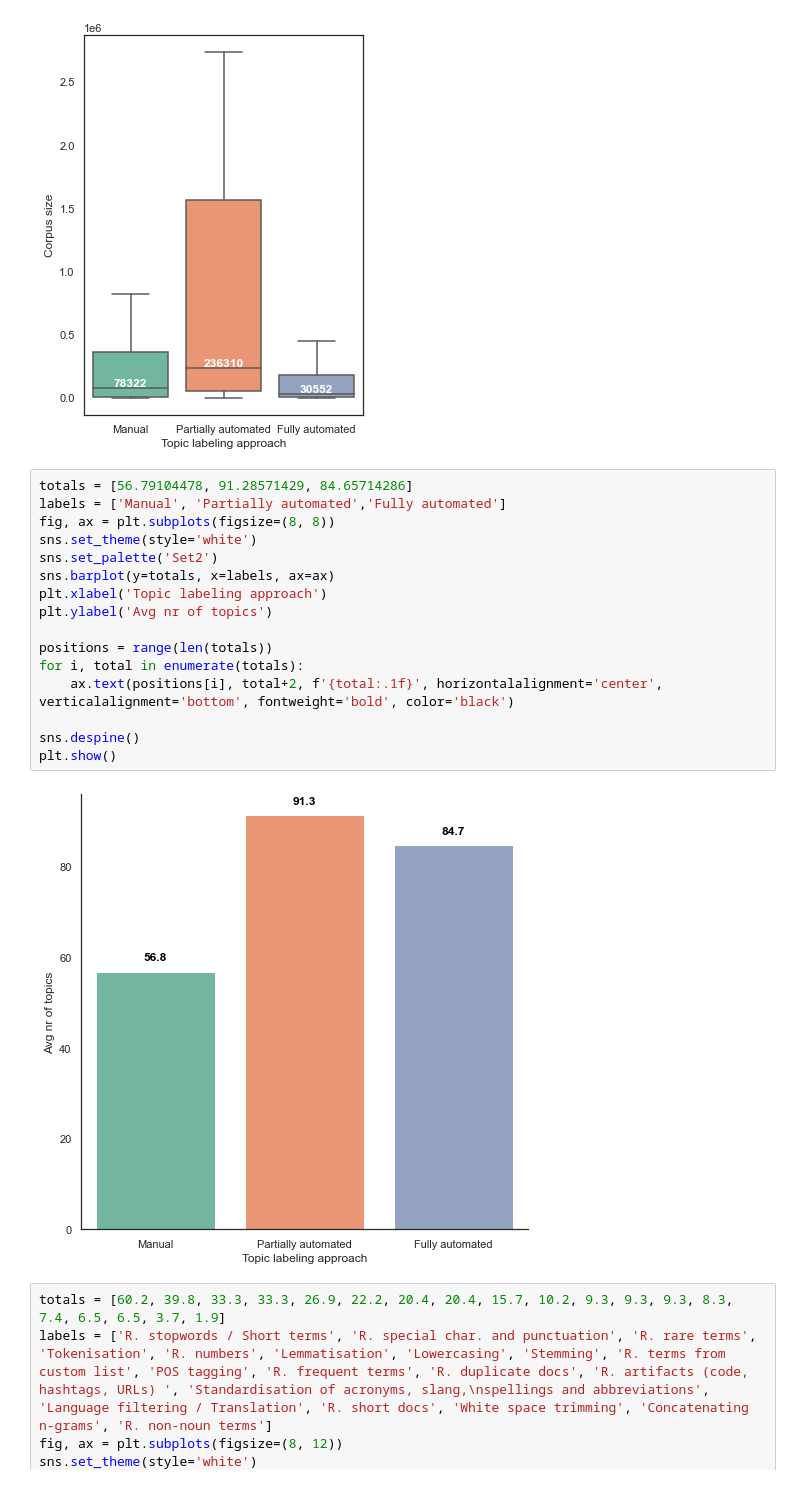
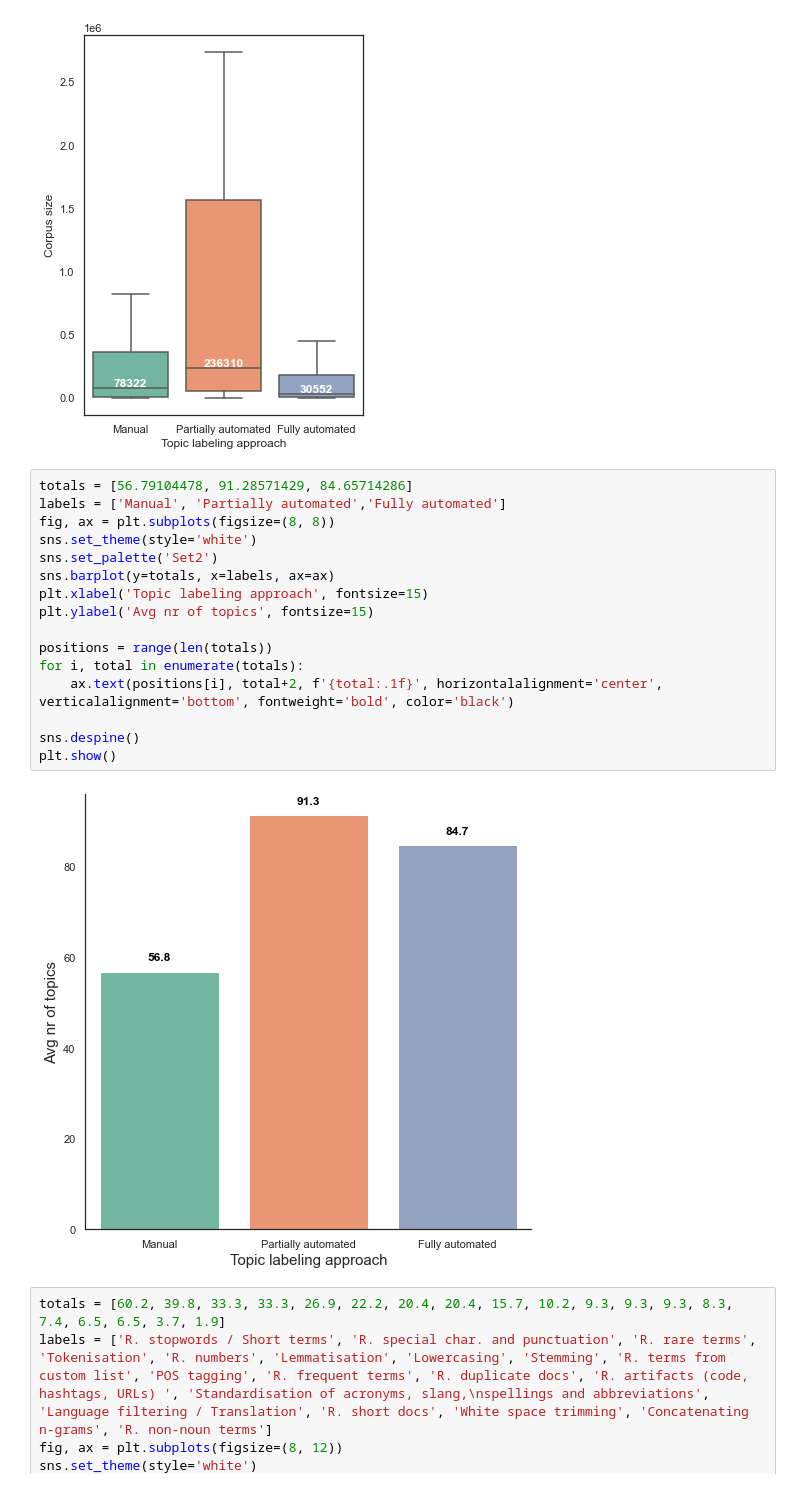
Before and after one commit to iberius96/Msc_Thesis, a Jupyter notebook: Data Visualization/Summary.ipynb, the cells around one changed output. Cells and saved outputs as stored; diff of their text form.

```diff
--- a/Data Visualization/Summary.ipynb
+++ b/Data Visualization/Summary.ipynb
@@ -515,21 +515,21 @@ for i, median in enumerate(medians):
 # %%
 totals = [56.79104478, 91.28571429, 84.65714286]
 labels = ['Manual', 'Partially automated','Fully automated']
 fig, ax = plt.subplots(figsize=(8, 8))
 sns.set_theme(style='white')
 sns.set_palette('Set2')
 sns.barplot(y=totals, x=labels, ax=ax)
-plt.xlabel('Topic labeling approach')
-plt.ylabel('Avg nr of topics')
+plt.xlabel('Topic labeling approach', fontsize=15)
+plt.ylabel('Avg nr of topics', fontsize=15)
 
 positions = range(len(totals))
 for i, total in enumerate(totals):
     ax.text(positions[i], total+2, f'{total:.1f}', horizontalalignment='center', verticalalignment='bottom', fontweight='bold', color='black')
 
 sns.despine()
 plt.show()
 # %% [output]
-[figure, old version]
+[figure, new version]
 # %%
 totals = [60.2, 39.8, 33.3, 33.3, 26.9, 22.2, 20.4, 20.4, 15.7, 10.2, 9.3, 9.3, 9.3, 8.3, 7.4, 6.5, 6.5, 3.7, 1.9]
 labels = ['R. stopwords / Short terms', 'R. special char. and punctuation', 'R. rare terms', 'Tokenisation', 'R. numbers', 'Lemmatisation', 'Lowercasing', 'Stemming', 'R. terms from custom list', 'POS tagging', 'R. frequent terms', 'R. duplicate docs', 'R. artifacts (code, hashtags, URLs) ', 'Standardisation of acronyms, slang,\nspellings and abbreviations', 'Language filtering / Translation', 'R. short docs', 'White space trimming', 'Concatenating n-grams', 'R. non-noun terms']
```
Also changed, not shown: 3 other files.
